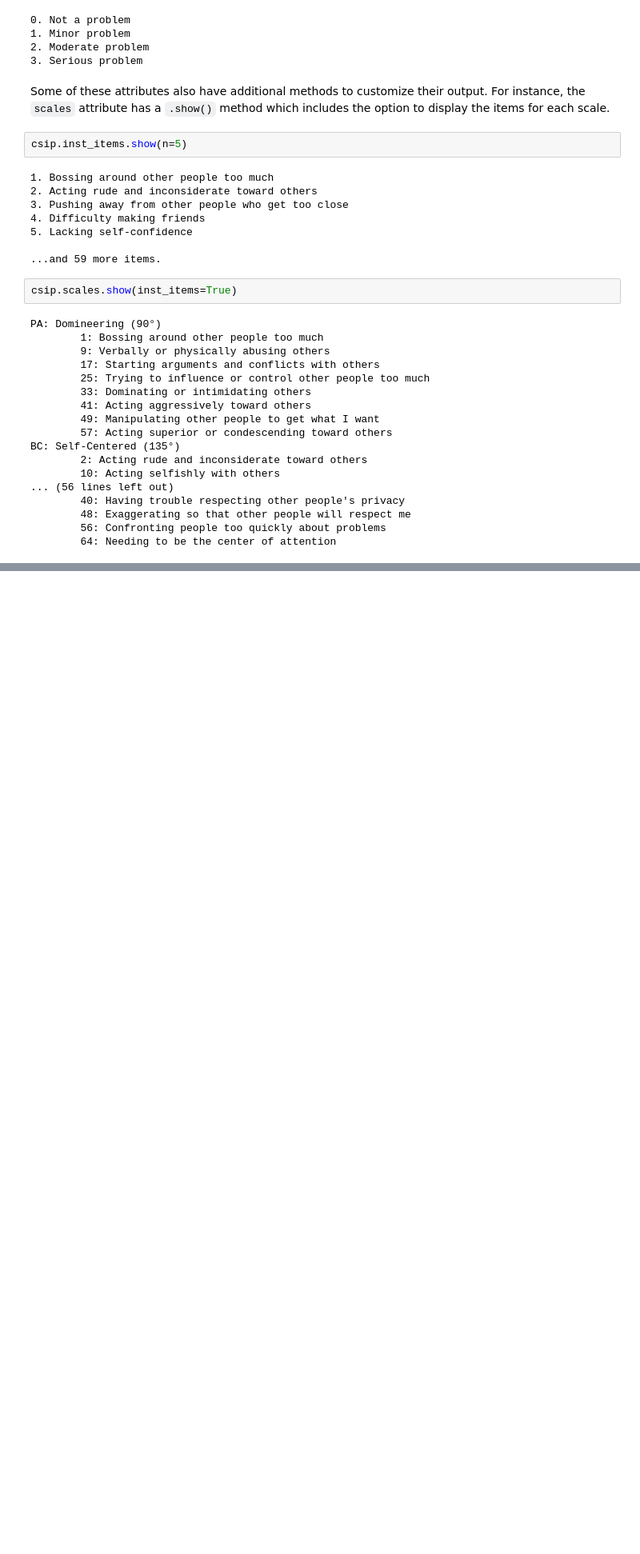
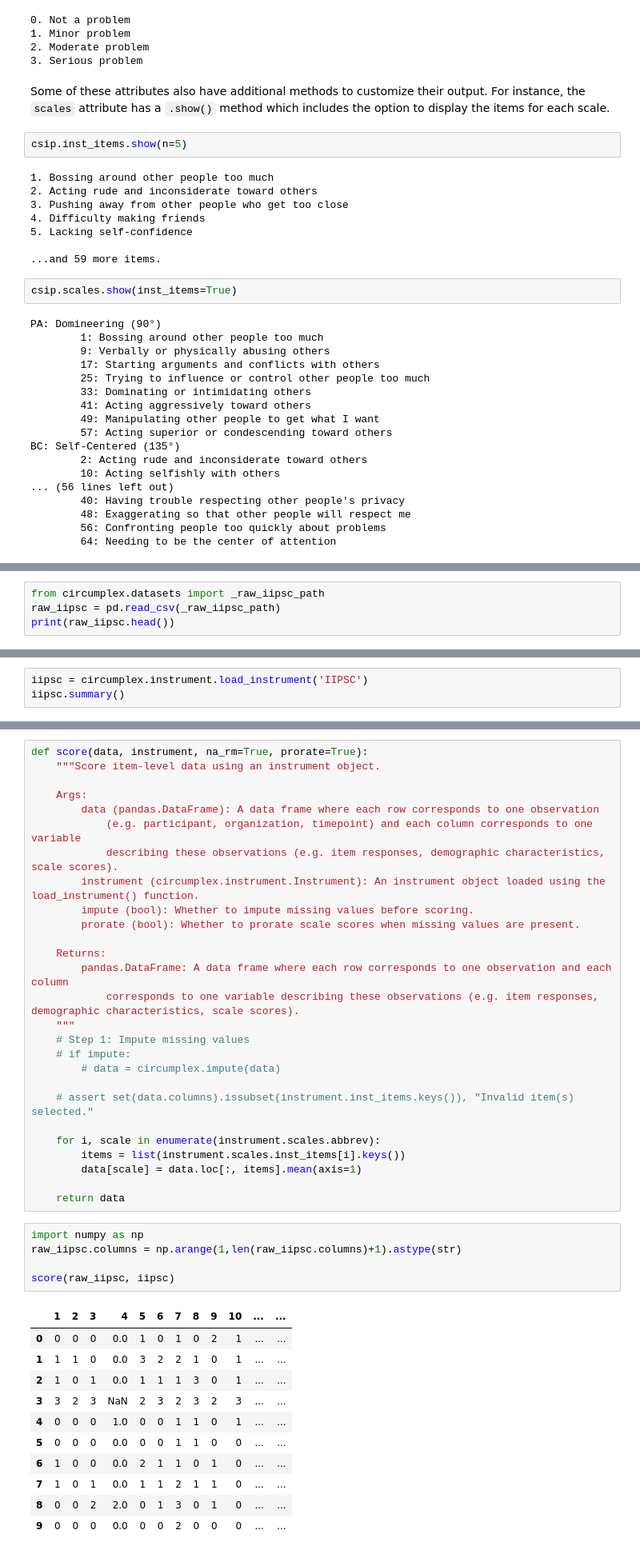
Before and after one commit to MitchellAcoustics/circumplex, a Jupyter notebook: docs/tutorials/using-instruments.ipynb, the cells around one changed output, grey strips where cells are left out. Shown at 80% size. Saved outputs shown, nothing was run; the diff lists cells and outputs as text; blank space fills up the shorter version.

Commit message:
Added iipsc data

```diff
--- a/docs/tutorials/using-instruments.ipynb
+++ b/docs/tutorials/using-instruments.ipynb
@@ -116,0 +118,4 @@ It is a good idea in practice to digitize and save each participant's response t
+# %%
+from circumplex.datasets import _raw_iipsc_path
+raw_iipsc = pd.read_csv(_raw_iipsc_path)
+print(raw_iipsc.head())
@@ -116,0 +138,3 @@ It is a good idea in practice to digitize and save each participant's response t
+# %%
+iipsc = circumplex.instrument.load_instrument('IIPSC')
+iipsc.summary()
@@ -116,0 +159,44 @@ It is a good idea in practice to digitize and save each participant's response t
+# %%
+def score(data, instrument, na_rm=True, prorate=True):
+    """Score item-level data using an instrument object.
+
+    Args:
+        data (pandas.DataFrame): A data frame where each row corresponds to one observation
+            (e.g. participant, organization, timepoint) and each column corresponds to one variable
+            describing these observations (e.g. item responses, demographic characteristics, scale scores).
+        instrument (circumplex.instrument.Instrument): An instrument object loaded using the load_instrument() function.
+        impute (bool): Whether to impute missing values before scoring.
+        prorate (bool): Whether to prorate scale scores when missing values are present.
+
+    Returns:
+        pandas.DataFrame: A data frame where each row corresponds to one observation and each column
+            corresponds to one variable describing these observations (e.g. item responses, demographic characteristics, scale scores).
+    """
+    # Step 1: Impute missing values
+    # if impute:
+        # data = circumplex.impute(data)
+
+    # assert set(data.columns).issubset(instrument.inst_items.keys()), "Invalid item(s) selected."
+
+    for i, scale in enumerate(instrument.scales.abbrev):
+        items = list(instrument.scales.inst_items[i].keys())
+        data[scale] = data.loc[:, items].mean(axis=1)
+
+    return data
+# %%
+import numpy as np
+raw_iipsc.columns = np.arange(1,len(raw_iipsc.columns)+1).astype(str)
+
+score(raw_iipsc, iipsc)
+# %% [output]
+|  | 1 | 2 | 3 | 4 | 5 | 6 | 7 | 8 | 9 | 10 | ... | ... |
+| 0 | 0 | 0 | 0 | 0.0 | 1 | 0 | 1 | 0 | 2 | 1 | ... | ... |
+| 1 | 1 | 1 | 0 | 0.0 | 3 | 2 | 2 | 1 | 0 | 1 | ... | ... |
+| 2 | 1 | 0 | 1 | 0.0 | 1 | 1 | 1 | 3 | 0 | 1 | ... | ... |
+| 3 | 3 | 2 | 3 | NaN | 2 | 3 | 2 | 3 | 2 | 3 | ... | ... |
+| 4 | 0 | 0 | 0 | 1.0 | 0 | 0 | 1 | 1 | 0 | 1 | ... | ... |
+| 5 | 0 | 0 | 0 | 0.0 | 0 | 0 | 1 | 1 | 0 | 0 | ... | ... |
+| 6 | 1 | 0 | 0 | 0.0 | 2 | 1 | 1 | 0 | 1 | 0 | ... | ... |
+| 7 | 1 | 0 | 1 | 0.0 | 1 | 1 | 2 | 1 | 1 | 0 | ... | ... |
+| 8 | 0 | 0 | 2 | 2.0 | 0 | 1 | 3 | 0 | 1 | 0 | ... | ... |
+| 9 | 0 | 0 | 0 | 0.0 | 0 | 0 | 2 | 0 | 0 | 0 | ... | ... |
```
Also changed, not shown: parts of 7 cells of this notebook, 3 other files.
